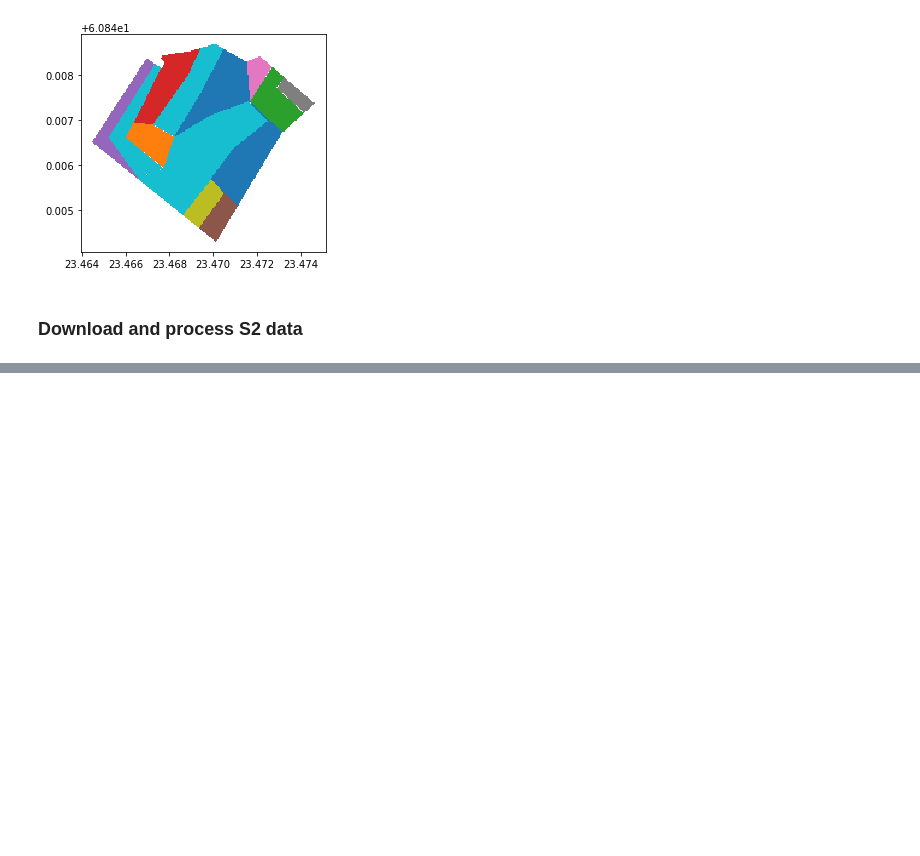
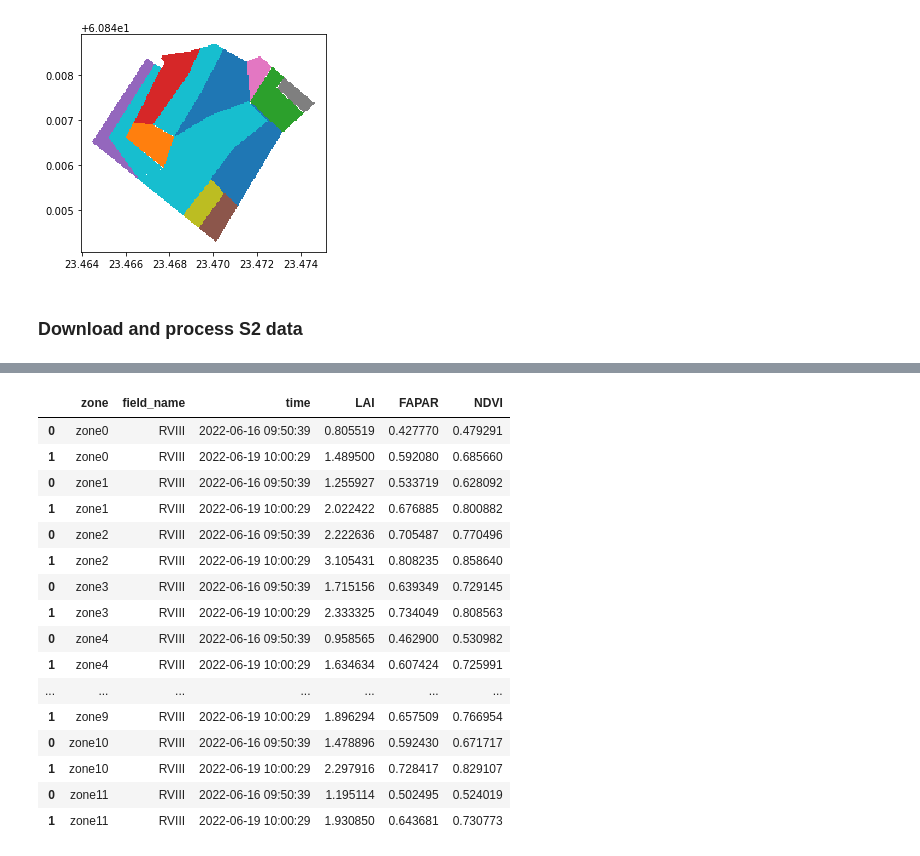
Before and after one commit to TwinYields/twinyields-python, a Jupyter notebook: examples/sentinel2_example.ipynb, the cells around one changed output, grey strips where cells are left out. Cells and saved outputs as stored; diff of their text form; code cells hidden in the pictures; blank space fills up the shorter version.

```diff
--- a/examples/sentinel2_example.ipynb
+++ b/examples/sentinel2_example.ipynb
@@ -55,0 +53,21 @@ Data variables:
+# %%
+# Indices by zones
+s2.zone_indices()
+# %% [output]
+|  | zone | field_name | time | LAI | FAPAR | NDVI |
+| 0 | zone0 | RVIII | 2022-06-16 09:50:39 | 0.805519 | 0.427770 | 0.479291 |
+| 1 | zone0 | RVIII | 2022-06-19 10:00:29 | 1.489500 | 0.592080 | 0.685660 |
+| 0 | zone1 | RVIII | 2022-06-16 09:50:39 | 1.255927 | 0.533719 | 0.628092 |
+| 1 | zone1 | RVIII | 2022-06-19 10:00:29 | 2.022422 | 0.676885 | 0.800882 |
+| 0 | zone2 | RVIII | 2022-06-16 09:50:39 | 2.222636 | 0.705487 | 0.770496 |
+| 1 | zone2 | RVIII | 2022-06-19 10:00:29 | 3.105431 | 0.808235 | 0.858640 |
+| 0 | zone3 | RVIII | 2022-06-16 09:50:39 | 1.715156 | 0.639349 | 0.729145 |
+| 1 | zone3 | RVIII | 2022-06-19 10:00:29 | 2.333325 | 0.734049 | 0.808563 |
+| 0 | zone4 | RVIII | 2022-06-16 09:50:39 | 0.958565 | 0.462900 | 0.530982 |
+| 1 | zone4 | RVIII | 2022-06-19 10:00:29 | 1.634634 | 0.607424 | 0.725991 |
+| ... | ... | ... | ... | ... | ... | ... |
+| 1 | zone9 | RVIII | 2022-06-19 10:00:29 | 1.896294 | 0.657509 | 0.766954 |
+| 0 | zone10 | RVIII | 2022-06-16 09:50:39 | 1.478896 | 0.592430 | 0.671717 |
+| 1 | zone10 | RVIII | 2022-06-19 10:00:29 | 2.297916 | 0.728417 | 0.829107 |
+| 0 | zone11 | RVIII | 2022-06-16 09:50:39 | 1.195114 | 0.502495 | 0.524019 |
+| 1 | zone11 | RVIII | 2022-06-19 10:00:29 | 1.930850 | 0.643681 | 0.730773 |
```
Also changed, not shown: parts of 4 cells of this notebook, 5 other files.
